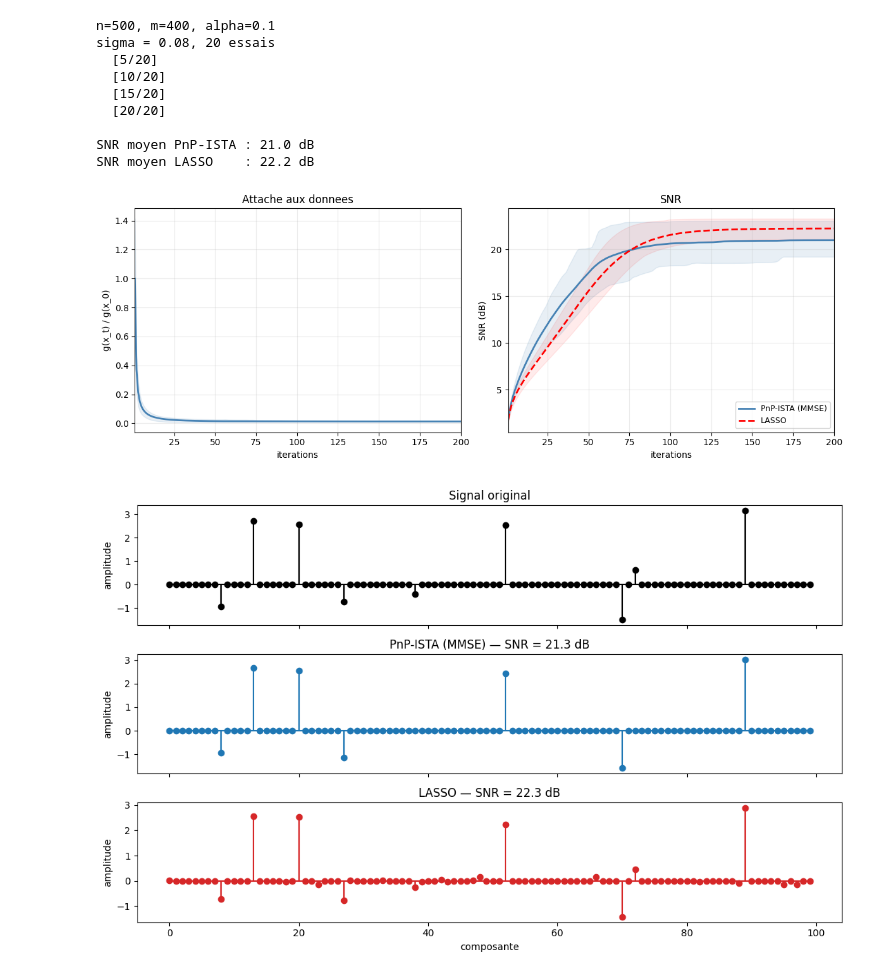
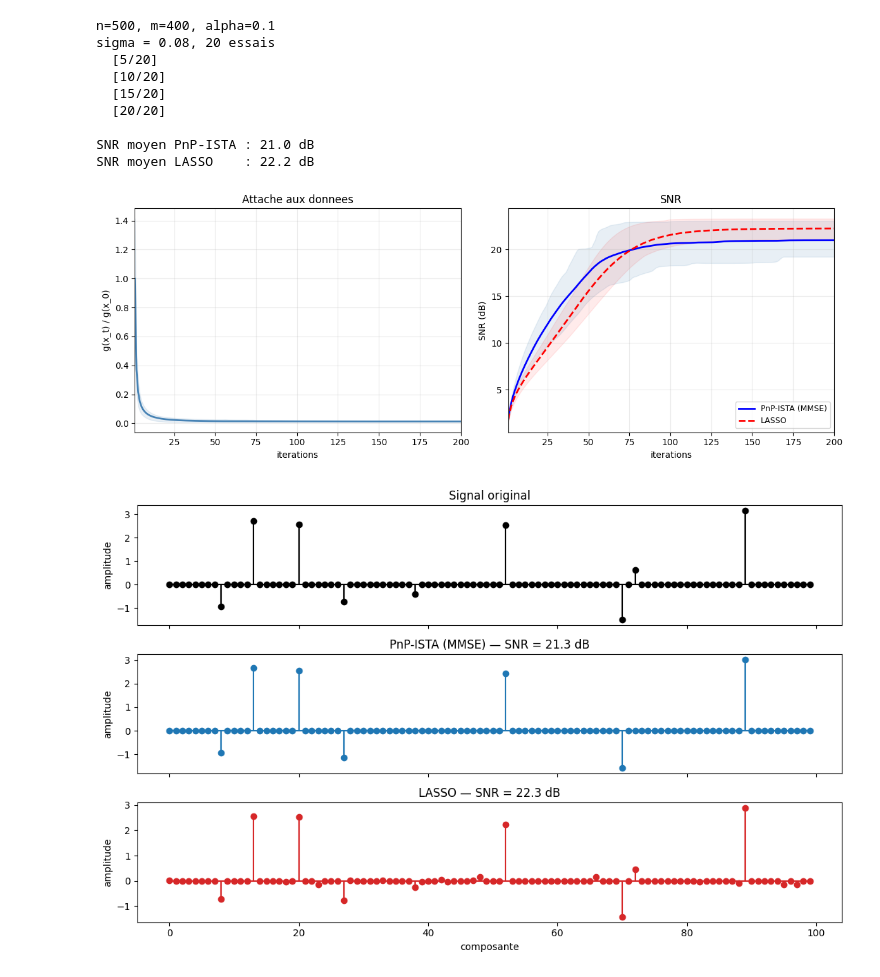
Before and after one commit to kwija/pnp-mmse-provable-convergence, a Jupyter notebook: pnp_ista_mmse_convergence.ipynb, the cells around one changed output. Cells and saved outputs as stored; diff of their text form; code cells hidden in the pictures.

```diff
--- a/pnp_ista_mmse_convergence.ipynb
+++ b/pnp_ista_mmse_convergence.ipynb
@@ -249,34 +251,34 @@ SNR moyen LASSO    : 22.2 dB
 # %%
 fig, (ax1, ax2) = plt.subplots(1, 2, figsize=(12, 4.5))
 iters = np.arange(1, niter+1)
 
 mg = all_g.mean(axis=0)
 ax1.plot(iters, mg/mg[0], color='steelblue', lw=2)
 ax1.fill_between(iters, all_g.min(0)/mg[0], all_g.max(0)/mg[0],
                  alpha=0.12, color='steelblue')
 ax1.set_xlabel('iterations')
 ax1.set_ylabel('g(x_t) / g(x_0)')
 ax1.set_title("Attache aux donnees")
 ax1.set_xlim([1, niter])
 ax1.grid(True, alpha=0.25)
 
-ax2.plot(iters, all_snr_pnp.mean(0), 'steelblue', lw=2, label='PnP-ISTA (MMSE)')
+ax2.plot(iters, all_snr_pnp.mean(0), 'b-', lw=2, label='PnP-ISTA (MMSE)')
 ax2.fill_between(iters, np.percentile(all_snr_pnp, 10, 0),
                  np.percentile(all_snr_pnp, 90, 0), alpha=0.12, color='steelblue')
 ax2.plot(iters, all_snr_las.mean(0), 'r--', lw=2, label='LASSO')
 ax2.fill_between(iters, np.percentile(all_snr_las, 10, 0),
                  np.percentile(all_snr_las, 90, 0), alpha=0.08, color='red')
 ax2.set_xlabel('iterations')
 ax2.set_ylabel('SNR (dB)')
 ax2.set_title('SNR')
 ax2.set_xlim([1, niter])
 ax2.legend(fontsize=9)
 ax2.grid(True, alpha=0.25)
 
 fig.tight_layout()
 plt.show()
 # %% [output]
-[figure, old version]
+[figure, new version]
 # %%
 np.random.seed(0)
 xt = gen_bg(n, alpha, sig_x)
```
Also changed, not shown: parts of 7 cells of this notebook.
